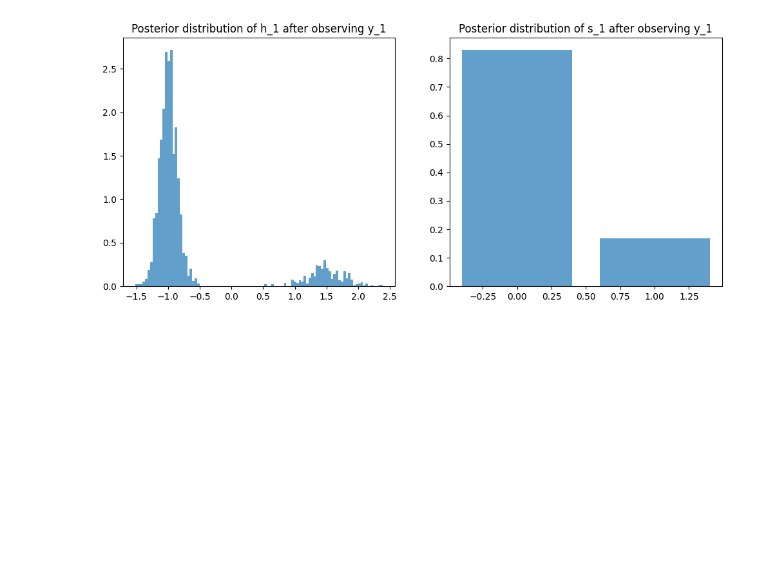
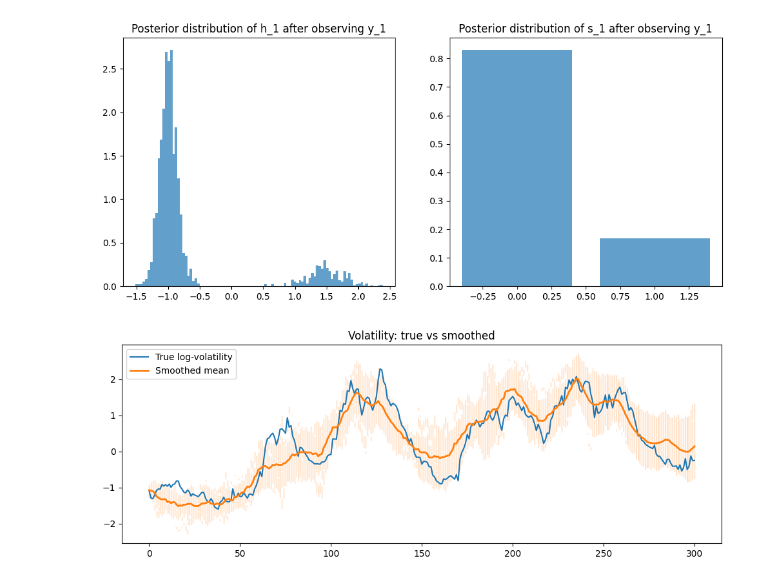
Before and after one commit to vitolev/mssv-smc, a Jupyter notebook: notebooks/02_bootstrap_pf.ipynb, the cells around one changed output. Drawn from its saved outputs; the diff is of its cells as text; code cells hidden in the pictures; blank space fills up the shorter version.

```diff
--- a/notebooks/02_bootstrap_pf.ipynb
+++ b/notebooks/02_bootstrap_pf.ipynb
@@ -258,0 +264,46 @@ plt.show()
+# %%
+T = len(smoothed_trajectories[0])     # number of time steps
+n_traj = len(smoothed_trajectories)   # number of trajectories
+K = len(theta.mu)  # number of regimes
+
+# Initialize arrays
+h_array = np.zeros((n_traj, T))  # for h_t
+s_array = np.zeros((n_traj, T, K), dtype=int)  # for s_t if discrete
+
+# Fill arrays
+for i, traj in enumerate(smoothed_trajectories):
+    for t in range(T):
+        h_array[i, t] = traj[t].h_t      # MSSV latent
+        s_array[i, t] = traj[t].s_t      # MSSV discrete state
+# %%
+h_mean = h_array.mean(axis=0)  # shape (T,)
+
+regime_probs = s_array.mean(axis=0) # shape (T, K)
+# Extract most probable regime at each time step
+s_mode = np.argmax(regime_probs, axis=1)  # shape (T,)
+# %%
+# Compute HDI for h_t at each time step
+# IMPORTANT: the trajectories are not i.i.d, hence using HDI is misleading. The mean and mode are still valid.
+h_HDI_all = []
+for t in range(T):
+    h_t = h_array[:, t]
+    weights_t = np.ones(n_traj) / n_traj  # equal weights for smoothed trajectories
+    HDI_intervals = HDI(h_t, weights_t, cred_mass=0.95)
+    h_HDI_all.append(HDI_intervals)
+# %%
+# Plot the graph of true vs smoothed log volatility
+plt.figure(figsize=(12, 4))
+plt.plot(h_true, label="True log-volatility")
+plt.plot(h_mean, label="Smoothed mean", linewidth=2)
+
+# Loop over each time point and fill all intervals
+for t in range(T):
+    intervals = h_HDI_all[t]  # This should be a list of [low, high] pairs
+    for low, high in intervals:
+        plt.fill_between([t, t], [low, low], [high, high], color='C1', alpha=0.3)
+
+plt.legend()
+plt.title("Volatility: true vs smoothed")
+plt.show()
+# %% [output]
+[figure, added]
```
Also changed, not shown: parts of 3 cells of this notebook, 12 other files.
